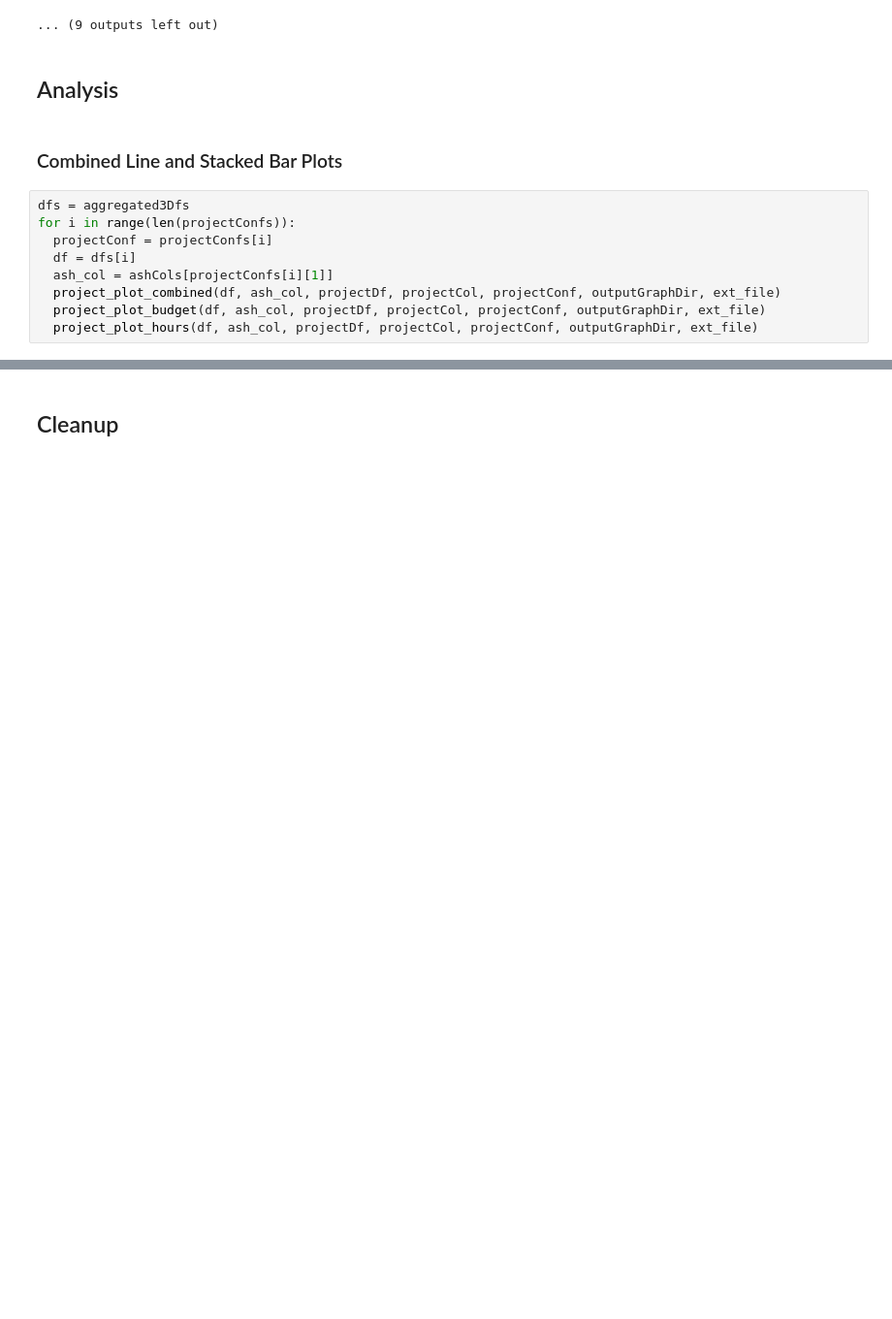
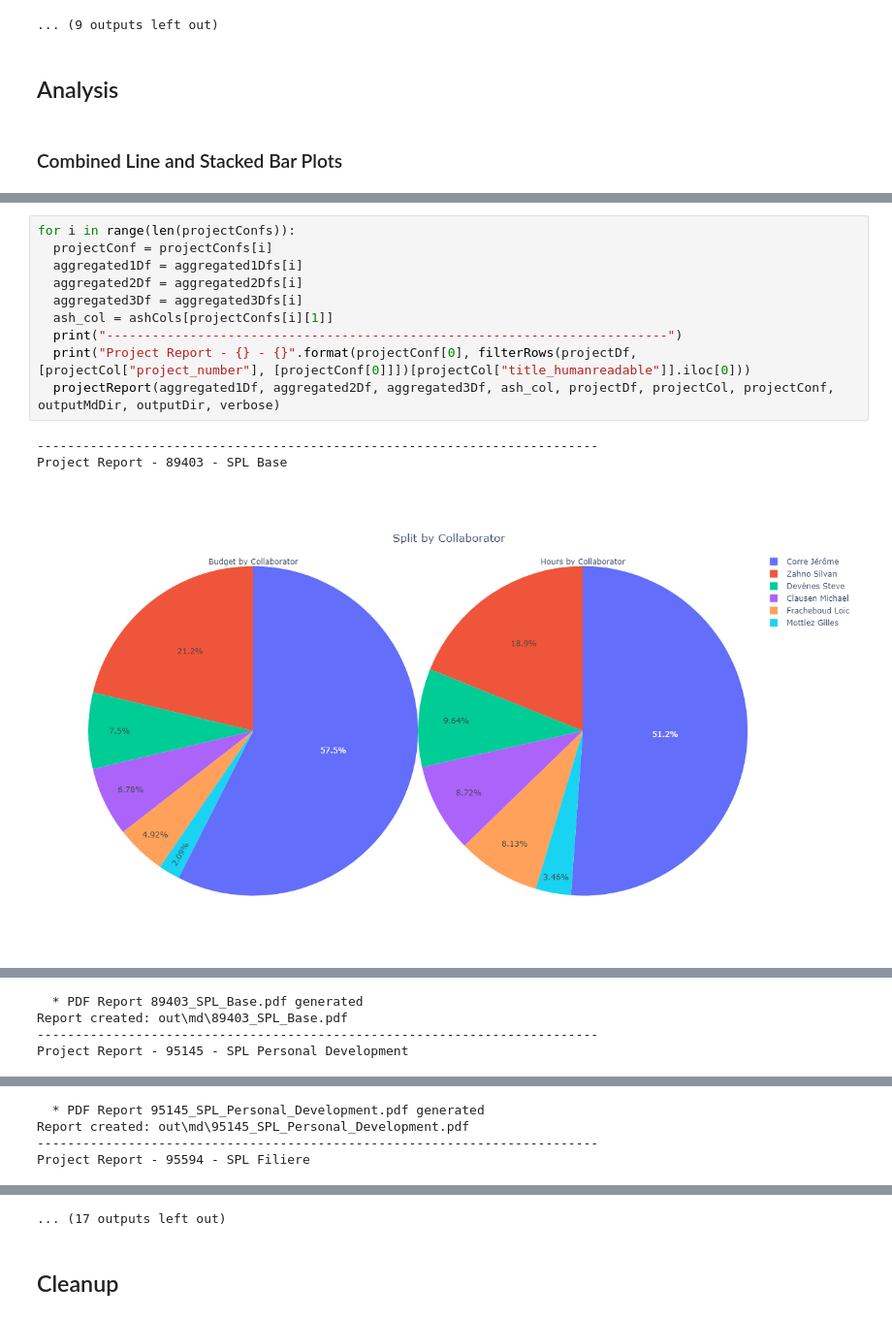
Before and after one commit to tschinz/jupyter_notebook, a Jupyter notebook: 04_HEVS/Dashboard/Dashboard.ipynb, the cells around one changed output, grey strips where cells are left out. Shown at 97% size. Cells and saved outputs as stored; diff of their text form; blank space fills up the shorter version.

```diff
--- a/04_HEVS/Dashboard/Dashboard.ipynb
+++ b/04_HEVS/Dashboard/Dashboard.ipynb
@@ -564,12 +370,3 @@ for i in range(len(projectConfs)):
 ## Analysis
 # %% [markdown]
 ### Combined Line and Stacked Bar Plots
-# %%
-dfs = aggregated3Dfs
-for i in range(len(projectConfs)):
-  projectConf = projectConfs[i]
-  df = dfs[i]
-  ash_col = ashCols[projectConfs[i][1]]
-  project_plot_combined(df, ash_col, projectDf, projectCol, projectConf, outputGraphDir, ext_file)
-  project_plot_budget(df, ash_col, projectDf, projectCol, projectConf, outputGraphDir, ext_file)
-  project_plot_hours(df, ash_col, projectDf, projectCol, projectConf, outputGraphDir, ext_file)
@@ -589,0 +373,14 @@ for i in range(len(projectConfs)):
+# %%
+for i in range(len(projectConfs)):
+  projectConf = projectConfs[i]
+  aggregated1Df = aggregated1Dfs[i]
+  aggregated2Df = aggregated2Dfs[i]
+  aggregated3Df = aggregated3Dfs[i]
+  ash_col = ashCols[projectConfs[i][1]]
+  print("--------------------------------------------------------------------------")
+  print("Project Report - {} - {}".format(projectConf[0], filterRows(projectDf, [projectCol["project_number"], [projectConf[0]]])[projectCol["title_humanreadable"]].iloc[0]))
+  projectReport(aggregated1Df, aggregated2Df, aggregated3Df, ash_col, projectDf, projectCol, projectConf, outputMdDir, outputDir, verbose)
+# %% [output]
+--------------------------------------------------------------------------
+Project Report - 89403 - SPL Base
+[figure, added]
@@ -589,0 +390,4 @@ for i in range(len(projectConfs)):
+  * PDF Report 89403_SPL_Base.pdf generated
+Report created: out\md\89403_SPL_Base.pdf
+--------------------------------------------------------------------------
+Project Report - 95145 - SPL Personal Development
@@ -589,0 +398,4 @@ for i in range(len(projectConfs)):
+  * PDF Report 95145_SPL_Personal_Development.pdf generated
+Report created: out\md\95145_SPL_Personal_Development.pdf
+--------------------------------------------------------------------------
+Project Report - 95594 - SPL Filiere
@@ -590,3 +403,4 @@ for i in range(len(projectConfs)):
+... (17 outputs left out)
 # %% [markdown]
 ## Cleanup
 # %%
```
Also changed, not shown: parts of 13 cells of this notebook, 12 other files.
